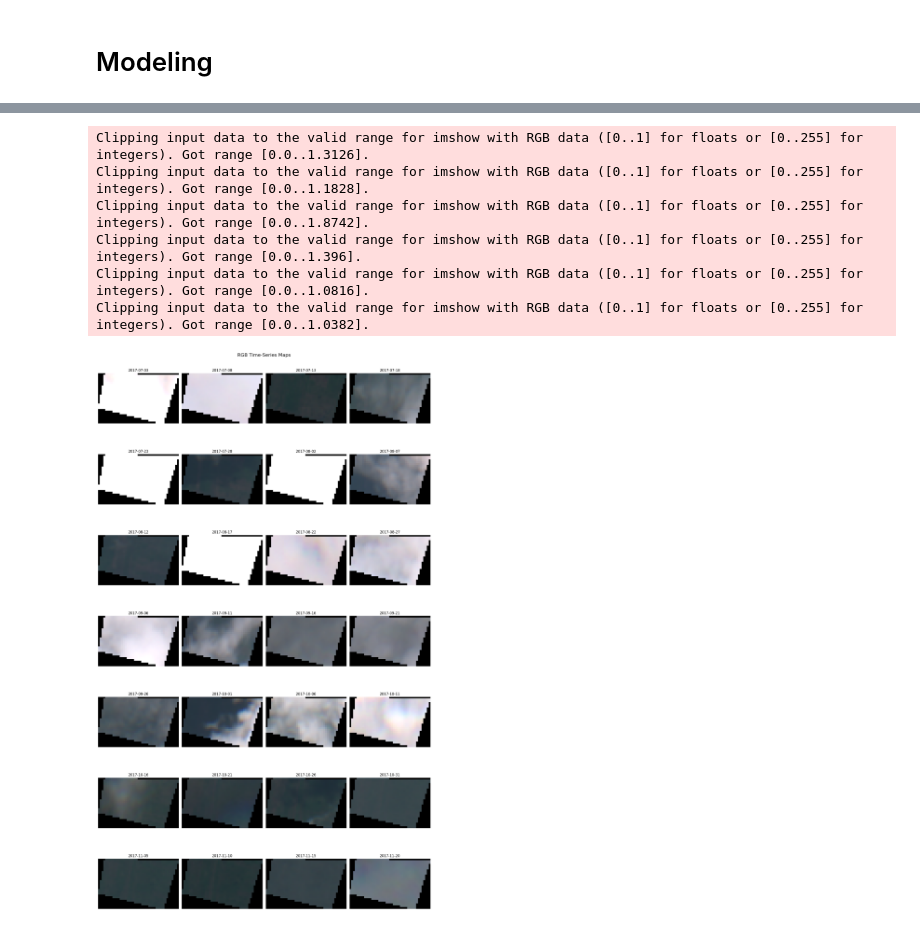
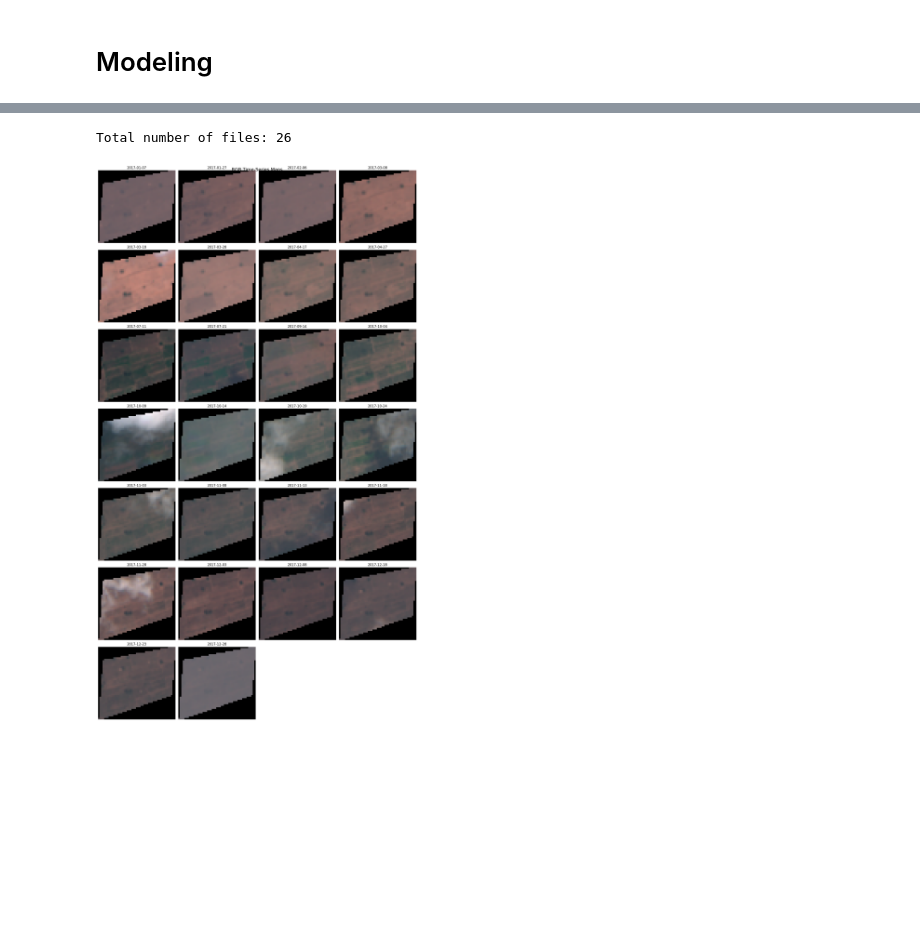
Before and after one commit to fekenzofugi/rsad-time-series, a Jupyter notebook: ghana.ipynb, the cells around one changed output, grey strips where cells are left out. Drawn from its saved outputs; the diff is of its cells as text; code cells hidden in the pictures; blank space fills up the shorter version.

```diff
--- a/ghana.ipynb
+++ b/ghana.ipynb
@@ -33,7 +33,7 @@ def get_s2_image(start, end, aoi):
         ee.ImageCollection('COPERNICUS/S2_HARMONIZED')
         .filterBounds(aoi)
         .filterDate(start, end)
-        .filter(ee.Filter.lt('CLOUDY_PIXEL_PERCENTAGE', 40))
+        .filter(ee.Filter.lt('CLOUDY_PIXEL_PERCENTAGE', 100))
         .sort('CLOUDY_PIXEL_PERCENTAGE')
         .mean()
         .clip(aoi)
@@ -41,22 +41,26 @@ def get_s2_image(start, end, aoi):
 # %% [markdown]
 # Study Area
 # %%
-coords = (6.098640, 0.027580)
-Map = geemap.Map(center=[coords[0], coords[1]], zoom=16)
+coords = (7.385, -1.356)  # Ejura (lat, lon)
+
+Map = geemap.Map(center=[coords[0], coords[1]], zoom=20)
 Map.add_basemap("HYBRID")
 
-aoi = ee.Geometry.Point([coords[1], coords[0]]).buffer(1000)
+aoi = ee.Geometry.Point([coords[1], coords[0]]).buffer(10000)
 
-before_date = ('2017-07-01', '2017-08-30')
-after_date  = ('2017-11-01', '2017-12-30')
+before_date = ('2018-01-01', '2018-01-07')  # Pre-damage, vegetative stage
+after_date  = ('2018-07-01', '2018-09-15')  # Peak FAW damage (composite)
+
 
 img_before = get_s2_image(*before_date, aoi).clip(aoi)
 img_after  = get_s2_image(*after_date, aoi).clip(aoi)
 
 ndvi_before = img_before.normalizedDifference(['B8', 'B4']).rename('NDVI')
 ndvi_after  = img_after.normalizedDifference(['B8', 'B4']).rename('NDVI')
-ndvi_diff   = ndvi_after.subtract(ndvi_before).rename('NDVI_diff')
 
+ndvi_diff = ndvi_after.subtract(ndvi_before).rename('NDVI_diff')
+
+# Visualization
 rgb_vis = {
     'bands': ['B4', 'B3', 'B2'],
     'min': 0,
@@ -76,10 +80,12 @@ diff_vis = {
     'palette': ['red', 'white', 'blue']
 }
 
-Map.addLayer(img_before, rgb_vis, 'Sentinel-2 RGB (Before infestation)')
-Map.addLayer(img_after,  rgb_vis, 'Sentinel-2 RGB (After infestation)')
-Map.addLayer(ndvi_diff,   diff_vis, 'NDVI Difference (Potential pest impact)')
-Map.addLayer(ee.Geometry.Point([coords[1], coords[0]]), {"color": "yellow"}, "AOI")
+# Layers
+Map.addLayer(img_before, rgb_vis, 'RGB Before FAW (May 2018)')
+Map.addLayer(img_after,  rgb_vis, 'RGB After FAW (Jul–Aug 2018)')
+Map.addLayer(ndvi_diff, diff_vis, 'NDVI Difference (FAW impact)')
+Map.addLayer(ee.Geometry.Point([coords[1], coords[0]]),
+             {"color": "yellow"}, "Ejura AOI")
 
 Map
 # %% [output]
@@ -200,8 +206,8 @@ CLOUD_FILTER = 100
 crs = "EPSG:4326"
 scale = 10
 
-before_date = ('2017-07-01', '2017-08-30')
-after_date  = ('2017-10-01', '2017-11-30')
+before_date = ('2017-01-01', '2017-08-30')
+after_date  = ('2017-10-01', '2017-12-30')
 
 start_date = before_date[0]
 end_date   = after_date[1]
@@ -720,6 +727,6 @@ plt.show()
 # %%
 path = "datasets/ghana_pest_time_series"
-scale = 5000
+scale = 4000
 
 n_files, name_files = get_files_info(path)
 name_files = sorted(name_files)
@@ -744,37 +751,32 @@ for file in name_files:
             blue = np.where(blue == nodata, 0, blue)
 
         # Stack into RGB
         rgb = np.dstack([red, green, blue])
         rgb_maps.append(rgb)
 
 rgb_maps = np.array(rgb_maps)
 
 n_images = len(rgb_maps)
 n_cols = 4
 n_rows = int(np.ceil(n_images / n_cols))
 
 fig, axes = plt.subplots(
     n_rows, n_cols,
     figsize=(4 * n_cols, 4 * n_rows),
     squeeze=False
 )
 
 for i, ax in enumerate(axes.flat):
     if i < n_images:
         ax.imshow(rgb_maps[i])
         ax.set_title(dates[i].strftime("%Y-%m-%d"))
         ax.axis("off")
     else:
         ax.axis("off")
 
 plt.suptitle("RGB Time-Series Maps", fontsize=16)
 plt.tight_layout()
 plt.show()
 # %% [output]
-Clipping input data to the valid range for imshow with RGB data ([0..1] for floats or [0..255] for integers). Got range [0.0..1.3126].
-Clipping input data to the valid range for imshow with RGB data ([0..1] for floats or [0..255] for integers). Got range [0.0..1.1828].
-Clipping input data to the valid range for imshow with RGB data ([0..1] for floats or [0..255] for integers). Got range [0.0..1.8742].
-Clipping input data to the valid range for imshow with RGB data ([0..1] for floats or [0..255] for integers). Got range [0.0..1.396].
-Clipping input data to the valid range for imshow with RGB data ([0..1] for floats or [0..255] for integers). Got range [0.0..1.0816].
-Clipping input data to the valid range for imshow with RGB data ([0..1] for floats or [0..255] for integers). Got range [0.0..1.0382].
+Total number of files: 26
-[figure, old version]
+[figure, new version]
```
Also changed, not shown: parts of 6 cells of this notebook, 3 other files.
